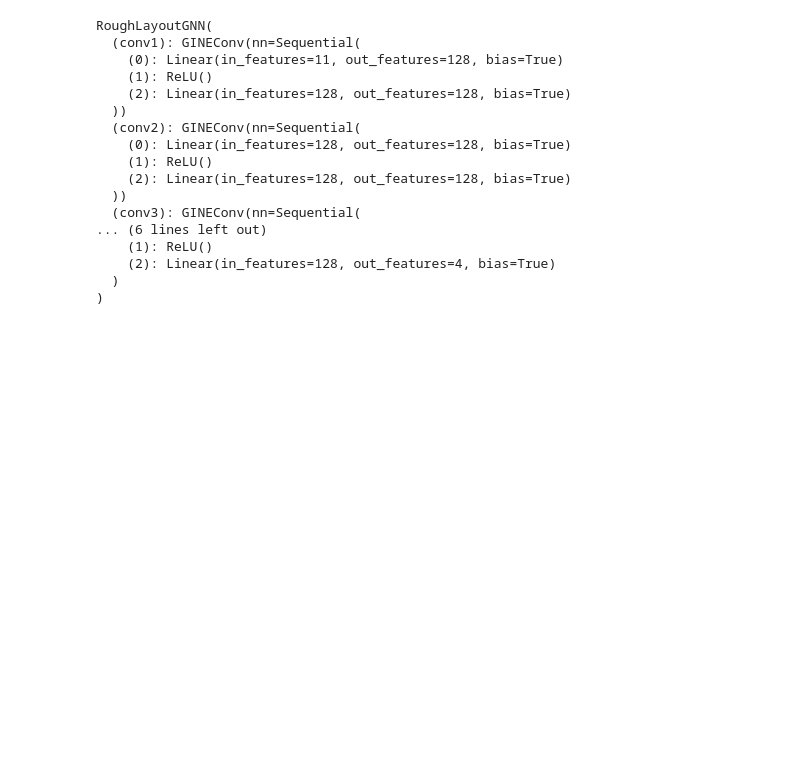
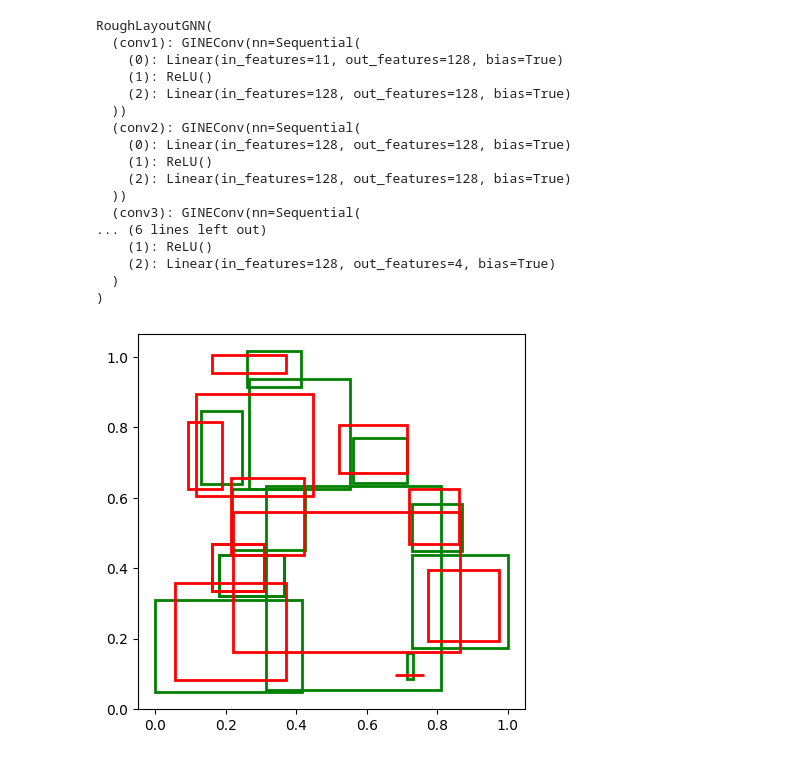
Before and after one commit to dexterhere04/FloorPlan-Pipeline, a Jupyter notebook: rough_layout_to_floorplan.ipynb, the cells around one changed output. Drawn from its saved outputs; the diff is of its cells as text; code cells hidden in the pictures; blank space fills up the shorter version.

```diff
--- a/rough_layout_to_floorplan.ipynb
+++ b/rough_layout_to_floorplan.ipynb
@@ -40,6 +68,7 @@ class RoughLayoutGNN(nn.Module):
         out = self.head(x)
         return out
 # %%
+device = torch.device("cuda" if torch.cuda.is_available() else "cpu")
 model = RoughLayoutGNN(node_dim=11, edge_dim=10, hidden=128).to(device)
 model.load_state_dict(torch.load("best_model.pt", map_location=device))
 model.eval()
@@ -63,0 +117,45 @@ RoughLayoutGNN(
+# %%
+dataset = build_dataset(nodes, edge_index, edge_attr)
+
+train_dataset = dataset[:80]
+test_dataset  = dataset[80:]
+# %%
+import matplotlib.pyplot as plt
+
+@torch.no_grad()
+def visualize_prediction(sample_idx=0):
+    data = test_dataset[sample_idx].to(device)
+    pred = model(data).cpu().numpy()
+    gt   = data.y.cpu().numpy()
+
+    fig, ax = plt.subplots(figsize=(5,5))
+
+    for box, color in [(gt,"green"), (pred,"red")]:
+        for cx,cy,w,h in box:
+            x0 = cx - w/2
+            y0 = cy - h/2
+            rect = plt.Rectangle(
+                (x0,y0), w, h,
+                fill=False,
+                edgecolor=color,
+                linewidth=2
+            )
+            ax.add_patch(rect)
+
+    # auto-fit canvas to include all GT and predicted boxes
+    xmin = min((b[:, 0] - b[:, 2] / 2).min() for b in (gt, pred))
+    xmax = max((b[:, 0] + b[:, 2] / 2).max() for b in (gt, pred))
+    ymin = min((b[:, 1] - b[:, 3] / 2).min() for b in (gt, pred))
+    ymax = max((b[:, 1] + b[:, 3] / 2).max() for b in (gt, pred))
+
+    mx = 0.05 * (xmax - xmin + 1e-6)
+    my = 0.05 * (ymax - ymin + 1e-6)
+
+    ax.set_xlim(xmin - mx, xmax + mx)
+    ax.set_ylim(ymin - my, ymax + my)
+    ax.set_aspect("equal")
+    plt.show()
+# %%
+visualize_prediction(1)
+# %% [output]
+[figure, added]
```
Also changed, not shown: parts of 7 cells of this notebook.
